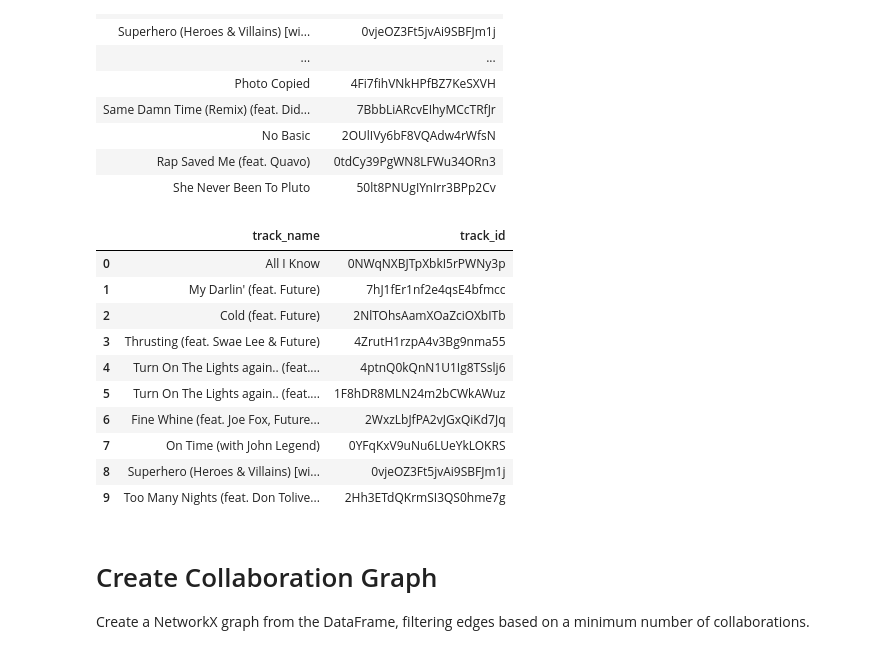
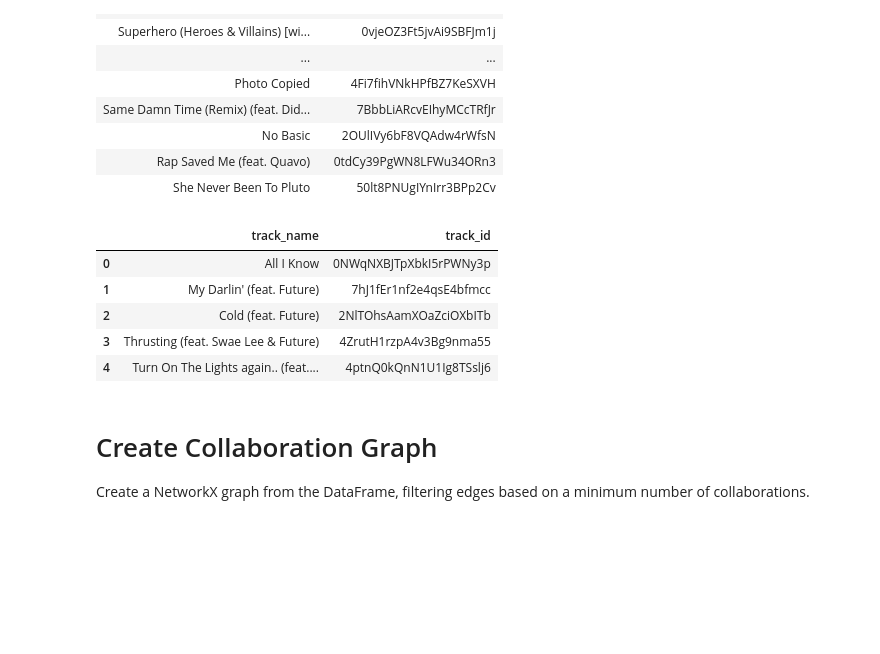
Before and after one commit to boydvde/spydify, a Jupyter notebook: notebooks/artist_collaboration_analysis.ipynb, the cells around one changed output. Saved outputs shown, nothing was run; the diff lists cells and outputs as text; code cells hidden in the pictures; blank space fills up the shorter version.

```diff
--- a/notebooks/artist_collaboration_analysis.ipynb
+++ b/notebooks/artist_collaboration_analysis.ipynb
@@ -118,24 +118,19 @@ Done.
 # %%
 # Load the output from the cell above
 result = _ # type: ignore
 
 # Execute the query and load the data into a DataFrame
 top_tracks_df = result.DataFrame()
 
-# Display the top 10 tracks
-top_tracks_df.head(10)
+# Display the top tracks
+top_tracks_df.head()
 # %% [output]
 |  | track_name | track_id |
 | 0 | All I Know | 0NWqNXBJTpXbkI5rPWNy3p |
 | 1 | My Darlin' (feat. Future) | 7hJ1fEr1nf2e4qsE4bfmcc |
 | 2 | Cold (feat. Future) | 2NlTOhsAamXOaZciOXbITb |
 | 3 | Thrusting (feat. Swae Lee & Future) | 4ZrutH1rzpA4v3Bg9nma55 |
 | 4 | Turn On The Lights again.. (feat.... | 4ptnQ0kQnN1U1Ig8TSslj6 |
-| 5 | Turn On The Lights again.. (feat.... | 1F8hDR8MLN24m2bCWkAWuz |
-| 6 | Fine Whine (feat. Joe Fox, Future... | 2WxzLbJfPA2vJGxQiKd7Jq |
-| 7 | On Time (with John Legend) | 0YFqKxV9uNu6LUeYkLOKRS |
-| 8 | Superhero (Heroes & Villains) [wi... | 0vjeOZ3Ft5jvAi9SBFJm1j |
-| 9 | Too Many Nights (feat. Don Tolive... | 2Hh3ETdQKrmSI3QS0hme7g |
 # %% [markdown]
 # Create Collaboration Graph
 Create a NetworkX graph from the DataFrame, filtering edges based on a minimum number of collaborations.
```
Also changed, not shown: parts of 7 cells of this notebook, 1 other file.
